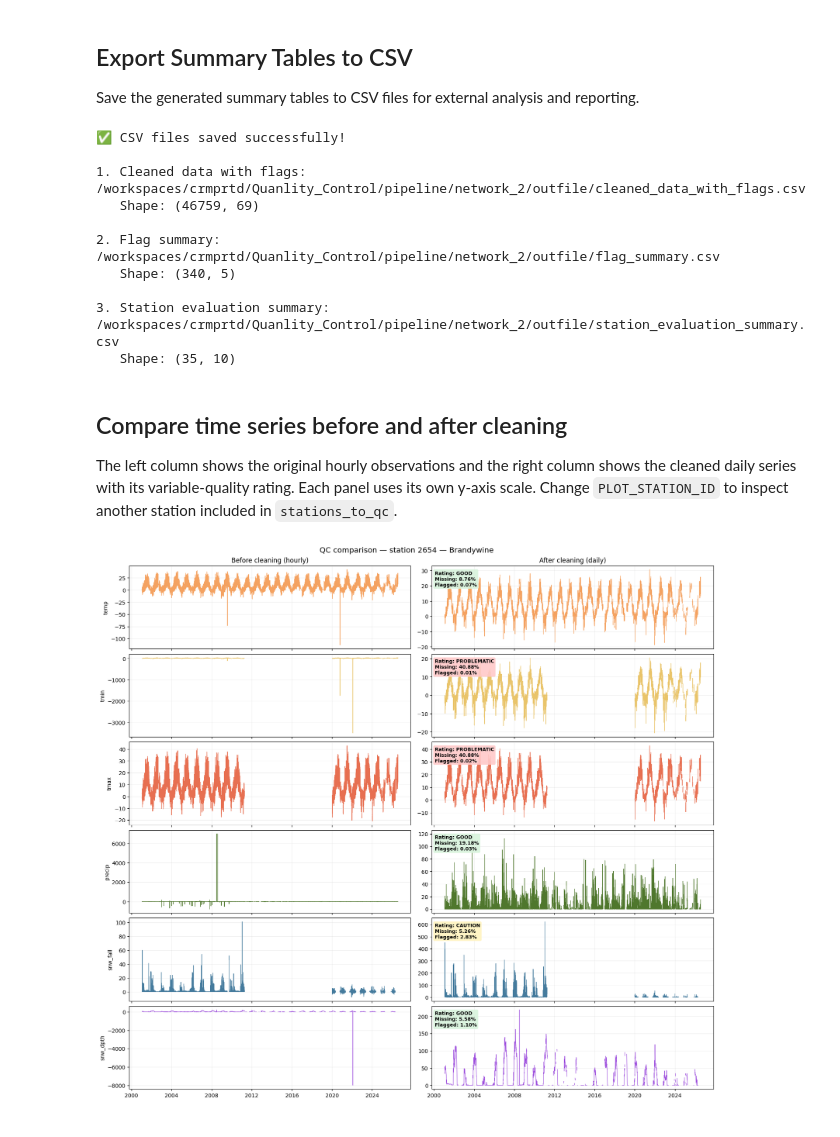
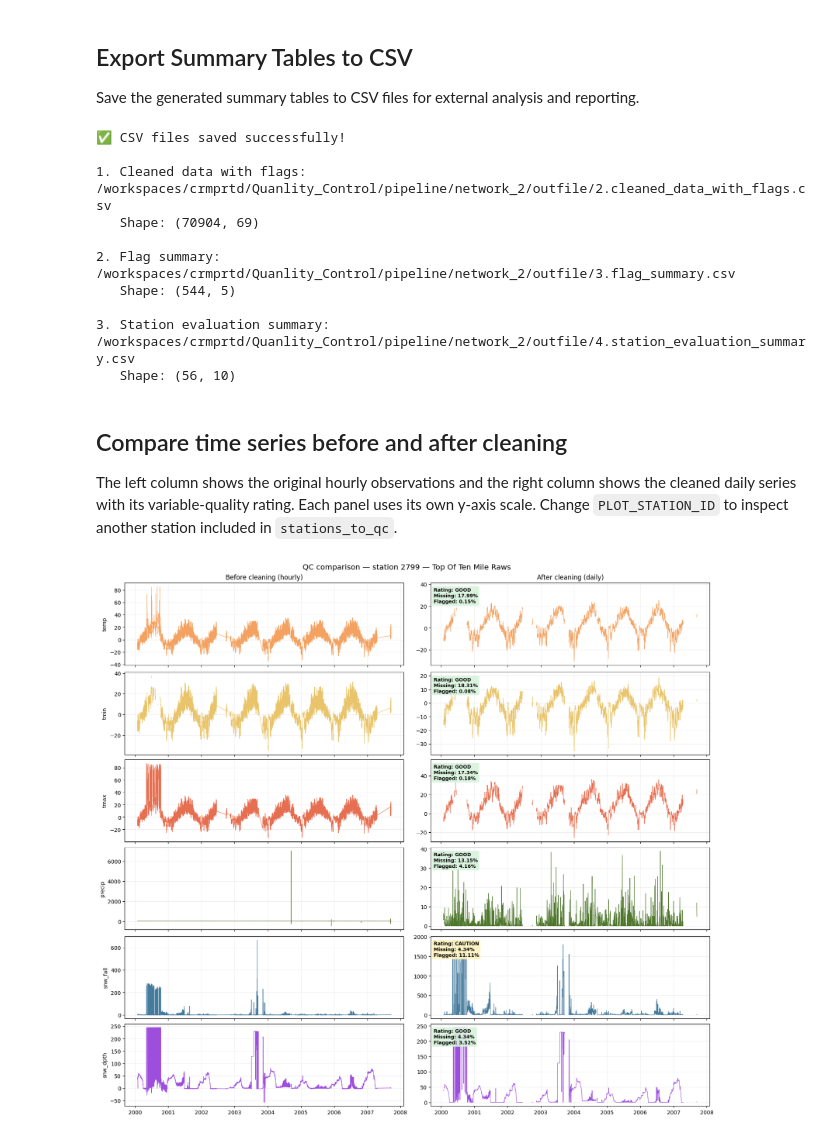
Before and after one commit to pacificclimate/crmprtd, a Jupyter notebook: Quanlity_Control/pipeline/network_2/3.net2_variables_QC.ipynb, the cells around one changed output. Saved outputs shown, nothing was run; the diff lists cells and outputs as text; code cells hidden in the pictures.

Commit message:
Developed the whole pinepline for network2 and 9

```diff
--- a/Quanlity_Control/pipeline/network_2/3.net2_variables_QC.ipynb
+++ b/Quanlity_Control/pipeline/network_2/3.net2_variables_QC.ipynb
@@ -12,16 +12,12 @@ from pathlib import Path
 import pandas as pd
 import numpy as np
 import sqlalchemy as sa
-from sqlalchemy.orm import Session
 # Make the function folder and package root available
 sys.path.append(os.path.abspath('../func/'))
 sys.path.append(os.path.abspath('../../'))
 
 NETWORK_ID = 2
-FINAL_RULE_PATH = Path('outfile/final_variable_rules.csv')
-save_path = './comparison_forms/'
+FINAL_RULE_PATH = Path('outfile/1.final_variable_rules.csv')
 db_url = "postgresql://tongli1997@proddb01.pcic.uvic.ca,proddb02.pcic.uvic.ca/crmp?keepalives=1&keepalives_idle=300&keepalives_interval=300&keepalives_count=9&passfile=/workspaces/crmprtd/.pgpass"
 
 engine = sa.create_engine(db_url, echo=False)
-session = Session(engine)
-session
@@ -81,7 +76,7 @@ Qualified stations: 168
 The following cells convert hourly data to daily, then execute the modular QC pipeline for each station.
 # %%
 stations_to_eval = df['station_id'].tolist()
-stations_to_qc = stations_to_eval[0:5]
+stations_to_qc = stations_to_eval[50:58]
 
 # Initialize lists to collect results across all stations
 all_cleaned_with_flags = []
@@ -210,18 +205,15 @@ REJECT - Station has unusable variables
 
 Save the generated summary tables to CSV files for external analysis and reporting.
 # %%
-import os
-from pathlib import Path
-
 # Create output directory if it doesn't exist
 output_dir = Path(
     '/workspaces/crmprtd/Quanlity_Control/pipeline/network_2/outfile')
 output_dir.mkdir(parents=True, exist_ok=True)
 
 # Save the three summary tables to CSV
-cleaned_data_file = output_dir / 'cleaned_data_with_flags.csv'
-flag_summary_file = output_dir / 'flag_summary.csv'
-station_summary_file = output_dir / 'station_evaluation_summary.csv'
+cleaned_data_file = output_dir / '2.cleaned_data_with_flags.csv'
+flag_summary_file = output_dir / '3.flag_summary.csv'
+station_summary_file = output_dir / '4.station_evaluation_summary.csv'
 
 cleaned_data_master.to_csv(cleaned_data_file, index=False)
 flag_summary_master.to_csv(flag_summary_file, index=False)
@@ -237,14 +229,14 @@ print(f"   Shape: {station_summary_master.shape}")
 # %% [output]
 ✅ CSV files saved successfully!
 
-1. Cleaned data with flags: /workspaces/crmprtd/Quanlity_Control/pipeline/network_2/outfile/cleaned_data_with_flags.csv
-   Shape: (46759, 69)
+1. Cleaned data with flags: /workspaces/crmprtd/Quanlity_Control/pipeline/network_2/outfile/2.cleaned_data_with_flags.csv
+   Shape: (70904, 69)
 
-2. Flag summary: /workspaces/crmprtd/Quanlity_Control/pipeline/network_2/outfile/flag_summary.csv
-   Shape: (340, 5)
+2. Flag summary: /workspaces/crmprtd/Quanlity_Control/pipeline/network_2/outfile/3.flag_summary.csv
+   Shape: (544, 5)
 
-3. Station evaluation summary: /workspaces/crmprtd/Quanlity_Control/pipeline/network_2/outfile/station_evaluation_summary.csv
-   Shape: (35, 10)
+3. Station evaluation summary: /workspaces/crmprtd/Quanlity_Control/pipeline/network_2/outfile/4.station_evaluation_summary.csv
+   Shape: (56, 10)
 # %% [markdown]
 ## Compare time series before and after cleaning
 
@@ -253,7 +245,7 @@ The left column shows the original hourly observations and the right column show
 import matplotlib.pyplot as plt
 
 weather_cols = ["temp", "tmin", "tmax", "precip", "snw_fall", "snw_dpth"]
-PLOT_STATION_ID = stations_to_qc[0]
+PLOT_STATION_ID = 2799  # stations_to_qc[3]
 
 # Build the original hourly series before daily aggregation or QC.
 plot_obs_raw = fetch_final_rule_observations(
@@ -335,31 +327,31 @@ for row, variable in enumerate(weather_cols):
 
     quality = variable_quality_metrics.get(variable, {})
     rating = quality.get("rating", "UNKNOWN")
     missing_rate = quality.get("missing_rate_pct", np.nan)
     flag_rate = quality.get("flag_rate_pct", np.nan)
     missing_label = f"{missing_rate:.2f}%" if pd.notna(missing_rate) else "N/A"
     flag_label = f"{flag_rate:.2f}%" if pd.notna(flag_rate) else "N/A"
     axes[row, 1].text(
         0.01, 0.94,
         f"Rating: {rating}\nMissing: {missing_label}\nFlagged: {flag_label}",
         transform=axes[row, 1].transAxes,
         va="top",
         fontsize=9,
         fontweight="bold",
         bbox={
             "boxstyle": "round,pad=0.3",
             "facecolor": rating_colors.get(rating, rating_colors["UNKNOWN"]),
             "edgecolor": "none",
             "alpha": 0.9,
         },
     )
 
 axes[0, 0].set_title("Before cleaning (hourly)")
 axes[0, 1].set_title("After cleaning (daily)")
 fig.suptitle(
     f"QC comparison — station {PLOT_STATION_ID} — {station_name}",
     fontsize=14,
 )
 plt.show()
 # %% [output]
-[figure, old version]
+[figure, new version]
```
Also changed, not shown: parts of 3 cells of this notebook, 48 other files.
